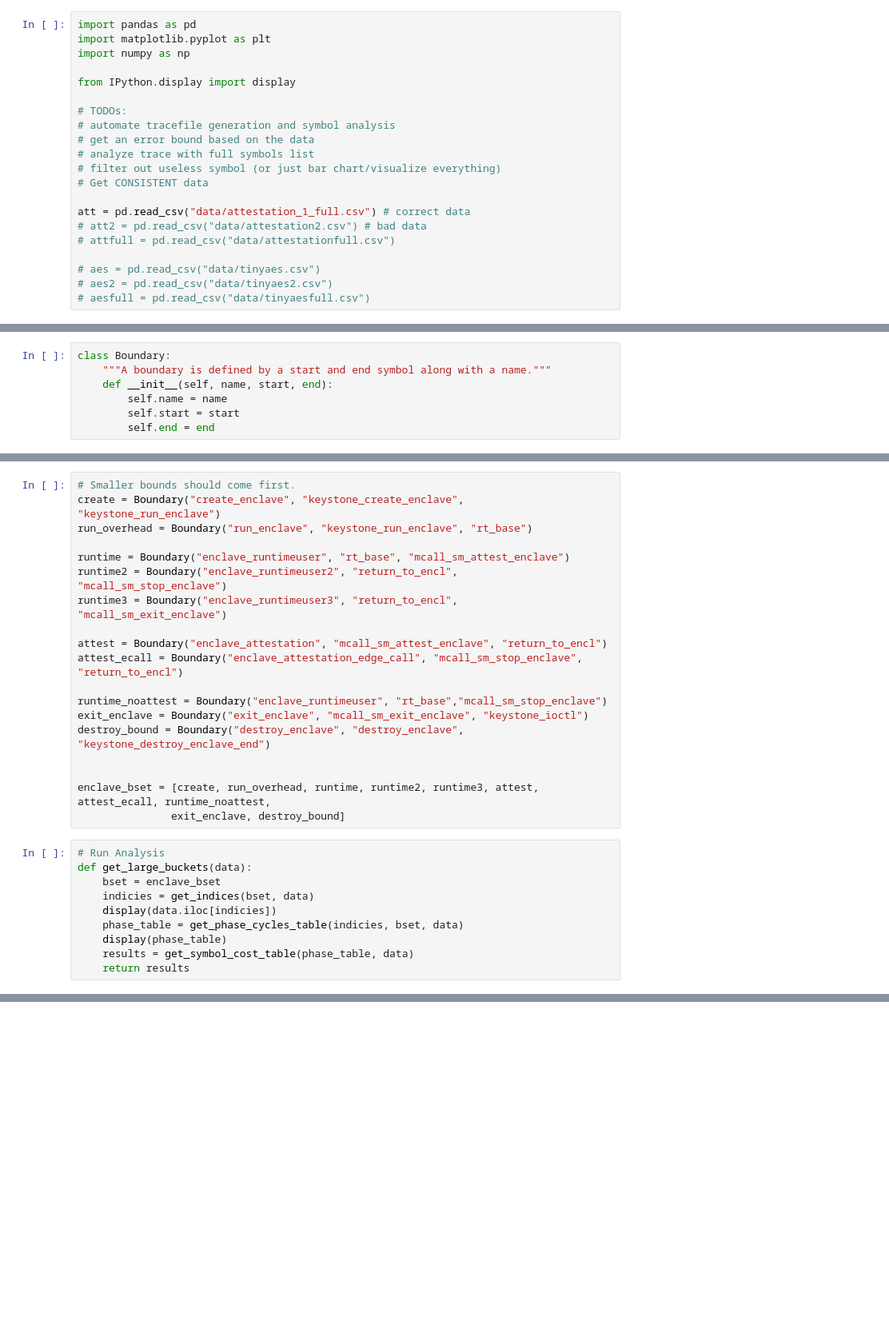
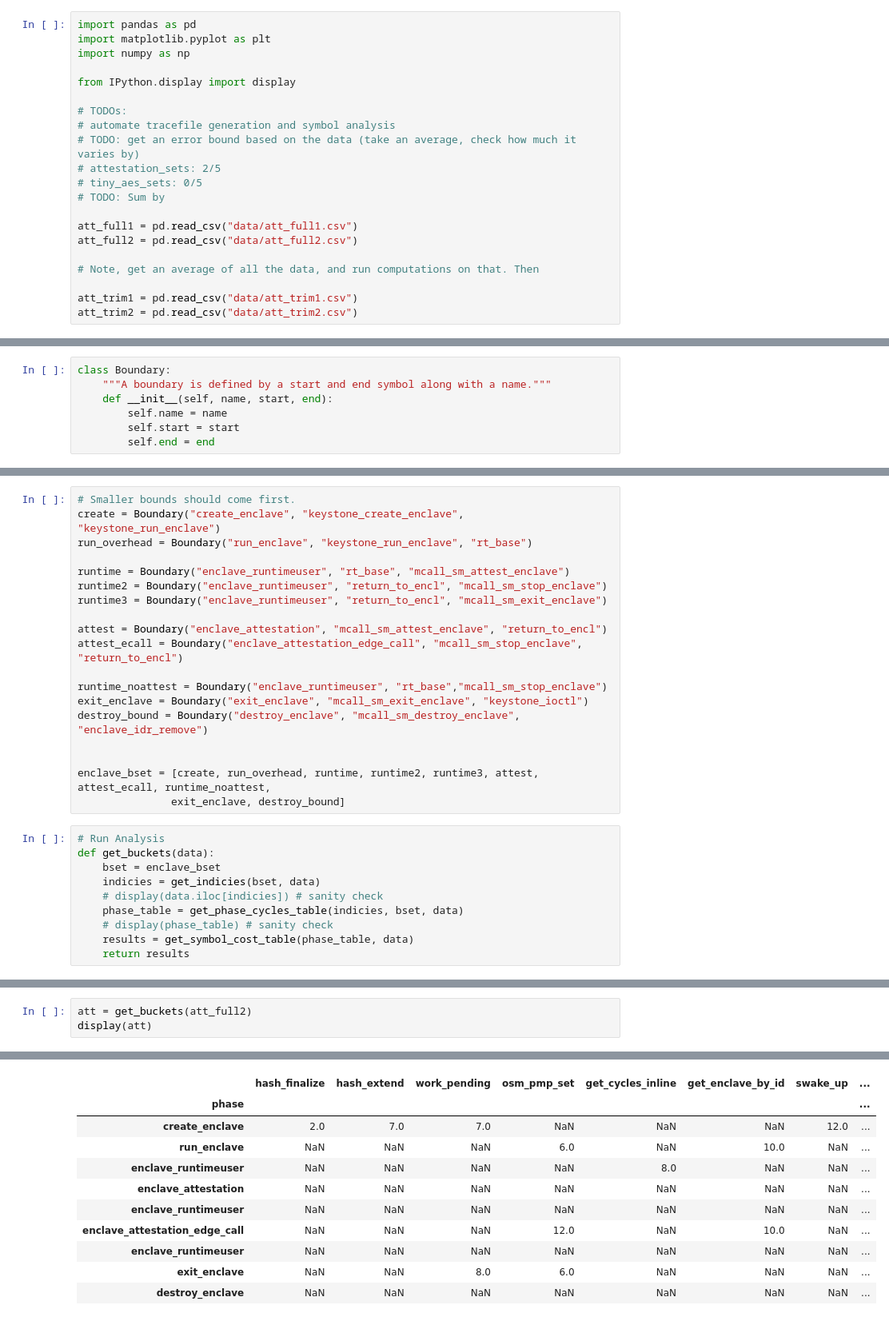
Before and after one commit to keystone-enclave/benchmarks, a Jupyter notebook: benchmark-analysis.ipynb, the cells around one changed output, grey strips where cells are left out. Shown at 80% size. Saved outputs shown, nothing was run; the diff lists cells and outputs as text; blank space fills up the shorter version.

Commit message:
Add more data, checkpoint

```diff
--- a/benchmark-analysis.ipynb
+++ b/benchmark-analysis.ipynb
@@ -7,15 +7,15 @@ from IPython.display import display
 
 # TODOs:
 # automate tracefile generation and symbol analysis
-# get an error bound based on the data
-# analyze trace with full symbols list
-# filter out useless symbol (or just bar chart/visualize everything)
-# Get CONSISTENT data
+# TODO: get an error bound based on the data (take an average, check how much it varies by)
+# attestation_sets: 2/5
+# tiny_aes_sets: 0/5
+# TODO: Sum by
 
-att = pd.read_csv("data/attestation_1_full.csv") # correct data
-# att2 = pd.read_csv("data/attestation2.csv") # bad data
-# attfull = pd.read_csv("data/attestationfull.csv")
+att_full1 = pd.read_csv("data/att_full1.csv")
+att_full2 = pd.read_csv("data/att_full2.csv")
 
-# aes = pd.read_csv("data/tinyaes.csv")
-# aes2 = pd.read_csv("data/tinyaes2.csv")
-# aesfull = pd.read_csv("data/tinyaesfull.csv")
+# Note, get an average of all the data, and run computations on that. Then
+
+att_trim1 = pd.read_csv("data/att_trim1.csv")
+att_trim2 = pd.read_csv("data/att_trim2.csv")
@@ -151,26 +144,26 @@ create = Boundary("create_enclave", "keystone_create_enclave", "keystone_run_enc
 run_overhead = Boundary("run_enclave", "keystone_run_enclave", "rt_base")
 
 runtime = Boundary("enclave_runtimeuser", "rt_base", "mcall_sm_attest_enclave")
-runtime2 = Boundary("enclave_runtimeuser2", "return_to_encl", "mcall_sm_stop_enclave")
-runtime3 = Boundary("enclave_runtimeuser3", "return_to_encl", "mcall_sm_exit_enclave")
+runtime2 = Boundary("enclave_runtimeuser", "return_to_encl", "mcall_sm_stop_enclave")
+runtime3 = Boundary("enclave_runtimeuser", "return_to_encl", "mcall_sm_exit_enclave")
 
 attest = Boundary("enclave_attestation", "mcall_sm_attest_enclave", "return_to_encl")
 attest_ecall = Boundary("enclave_attestation_edge_call", "mcall_sm_stop_enclave", "return_to_encl")
 
 runtime_noattest = Boundary("enclave_runtimeuser", "rt_base","mcall_sm_stop_enclave")
 exit_enclave = Boundary("exit_enclave", "mcall_sm_exit_enclave", "keystone_ioctl")
-destroy_bound = Boundary("destroy_enclave", "destroy_enclave", "keystone_destroy_enclave_end")
+destroy_bound = Boundary("destroy_enclave", "mcall_sm_destroy_enclave", "enclave_idr_remove")
 
 
 enclave_bset = [create, run_overhead, runtime, runtime2, runtime3, attest, attest_ecall, runtime_noattest,
                exit_enclave, destroy_bound]
 # %%
 # Run Analysis
-def get_large_buckets(data):
+def get_buckets(data):
     bset = enclave_bset
-    indicies = get_indices(bset, data)
-    display(data.iloc[indicies])
+    indicies = get_indicies(bset, data)
+    # display(data.iloc[indicies]) # sanity check
     phase_table = get_phase_cycles_table(indicies, bset, data)
-    display(phase_table)
+    # display(phase_table) # sanity check
     results = get_symbol_cost_table(phase_table, data)
     return results
@@ -219,0 +184,4 @@ display(att)
+# %%
+att = get_buckets(att_full2)
+display(att)
+# %% [output]
@@ -219,0 +212,11 @@ display(att)
+|  | hash_finalize | hash_extend | work_pending | osm_pmp_set | get_cycles_inline | get_enclave_by_id | swake_up | ... |
+| phase |  |  |  |  |  |  |  | ... |
+| create_enclave | 2.0 | 7.0 | 7.0 | NaN | NaN | NaN | 12.0 | ... |
+| run_enclave | NaN | NaN | NaN | 6.0 | NaN | 10.0 | NaN | ... |
+| enclave_runtimeuser | NaN | NaN | NaN | NaN | 8.0 | NaN | NaN | ... |
+| enclave_attestation | NaN | NaN | NaN | NaN | NaN | NaN | NaN | ... |
+| enclave_runtimeuser | NaN | NaN | NaN | NaN | NaN | NaN | NaN | ... |
+| enclave_attestation_edge_call | NaN | NaN | NaN | 12.0 | NaN | 10.0 | NaN | ... |
+| enclave_runtimeuser | NaN | NaN | NaN | NaN | NaN | NaN | NaN | ... |
+| exit_enclave | NaN | NaN | 8.0 | 6.0 | NaN | NaN | NaN | ... |
+| destroy_enclave | NaN | NaN | NaN | NaN | NaN | NaN | NaN | ... |
```
Also changed, not shown: parts of 8 cells of this notebook, 8 other files.
